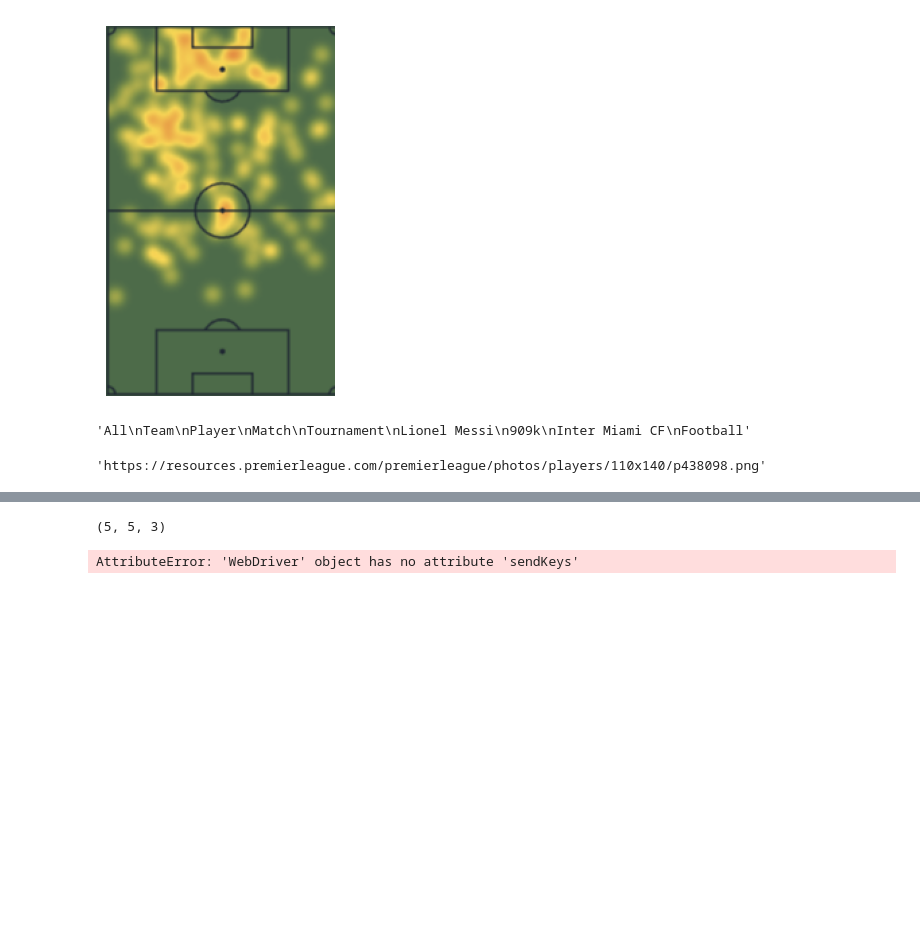
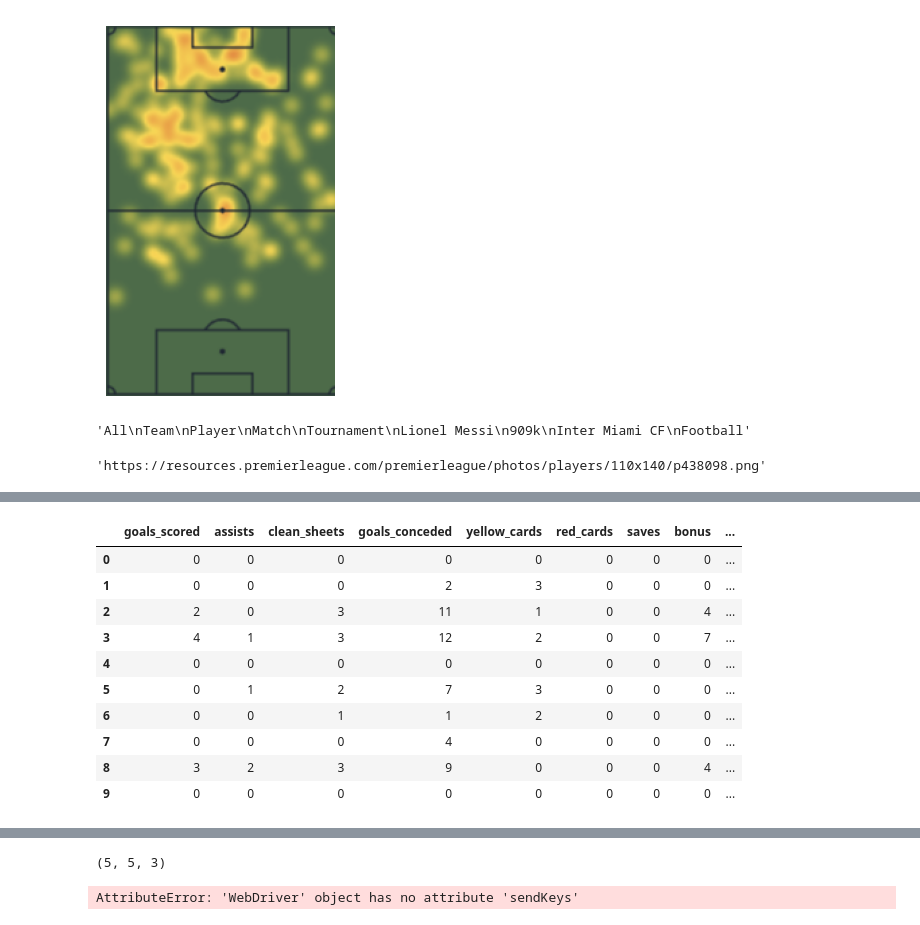
Before and after one commit to nmannheimer/data511, a Jupyter notebook: nbs/test.ipynb, the cells around one changed output, grey strips where cells are left out. Saved outputs shown, nothing was run; the diff lists cells and outputs as text; code cells hidden in the pictures; blank space fills up the shorter version.

```diff
--- a/nbs/test.ipynb
+++ b/nbs/test.ipynb
@@ -212,0 +222,14 @@ df
+# %%
+df.iloc[:10,10:20]
+# %% [output]
+|  | goals_scored | assists | clean_sheets | goals_conceded | yellow_cards | red_cards | saves | bonus | ... |
+| 0 | 0 | 0 | 0 | 0 | 0 | 0 | 0 | 0 | ... |
+| 1 | 0 | 0 | 0 | 2 | 3 | 0 | 0 | 0 | ... |
+| 2 | 2 | 0 | 3 | 11 | 1 | 0 | 0 | 4 | ... |
+| 3 | 4 | 1 | 3 | 12 | 2 | 0 | 0 | 7 | ... |
+| 4 | 0 | 0 | 0 | 0 | 0 | 0 | 0 | 0 | ... |
+| 5 | 0 | 1 | 2 | 7 | 3 | 0 | 0 | 0 | ... |
+| 6 | 0 | 0 | 1 | 1 | 2 | 0 | 0 | 0 | ... |
+| 7 | 0 | 0 | 0 | 4 | 0 | 0 | 0 | 0 | ... |
+| 8 | 3 | 2 | 3 | 9 | 0 | 0 | 0 | 4 | ... |
+| 9 | 0 | 0 | 0 | 0 | 0 | 0 | 0 | 0 | ... |
```
Also changed, not shown: parts of 10 cells of this notebook, 2 other files.
